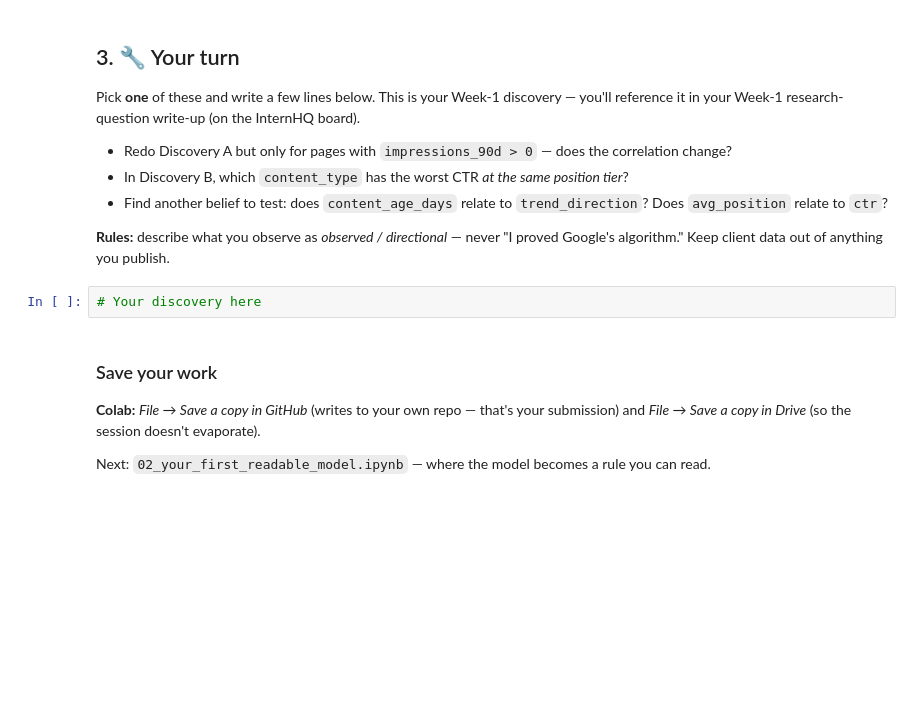
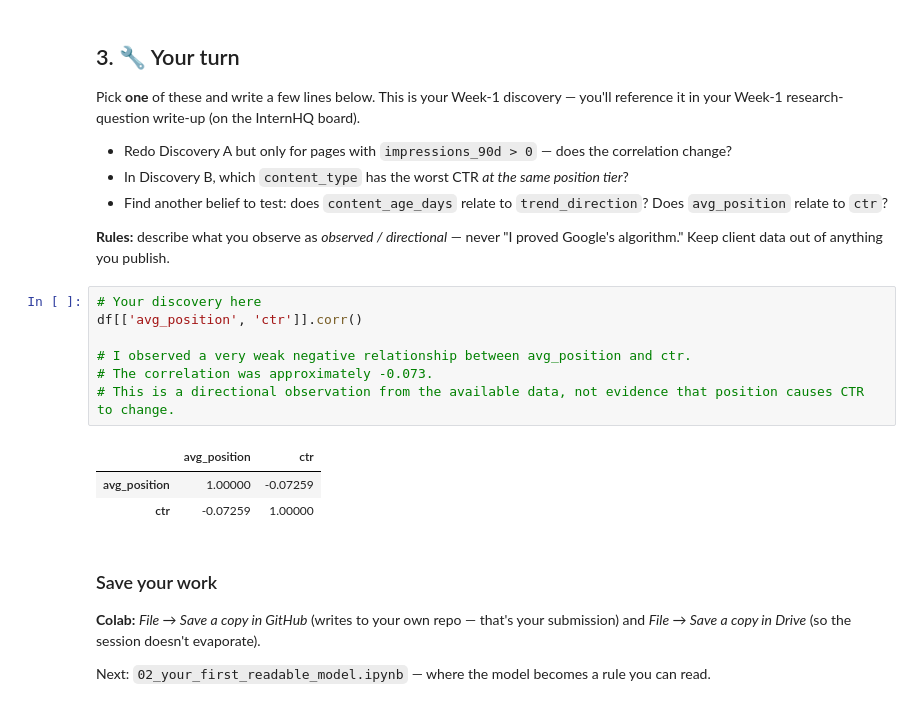
Before and after one commit to 0xabdo404/FlyRank_Intern, a Jupyter notebook: notebooks/01_first_look_and_discovery.ipynb, the cells around one changed output. Drawn from its saved outputs; the diff is of its cells as text; blank space fills up the shorter version.

```diff
--- a/notebooks/01_first_look_and_discovery.ipynb
+++ b/notebooks/01_first_look_and_discovery.ipynb
@@ -97,8 +153,17 @@ Pick **one** of these and write a few lines below. This is your Week-1 discovery
 - Find another belief to test: does `content_age_days` relate to `trend_direction`? Does `avg_position` relate to `ctr`?
 
 **Rules:** describe what you observe as *observed / directional* — never "I proved Google's algorithm." Keep client data out of anything you publish.
-# %%
-# Your discovery here
+# %%
+# Your discovery here
+df[['avg_position', 'ctr']].corr()
+
+# I observed a very weak negative relationship between avg_position and ctr.
+# The correlation was approximately -0.073.
+# This is a directional observation from the available data, not evidence that position causes CTR to change.
+# %% [output]
+|  | avg_position | ctr |
+| avg_position | 1.00000 | -0.07259 |
+| ctr | -0.07259 | 1.00000 |
 # %% [markdown]
 ### Save your work
 **Colab:** *File → Save a copy in GitHub* (writes to your own repo — that's your submission) and *File → Save a copy in Drive* (so the session doesn't evaporate).
```
Also changed, not shown: parts of 8 cells of this notebook.
